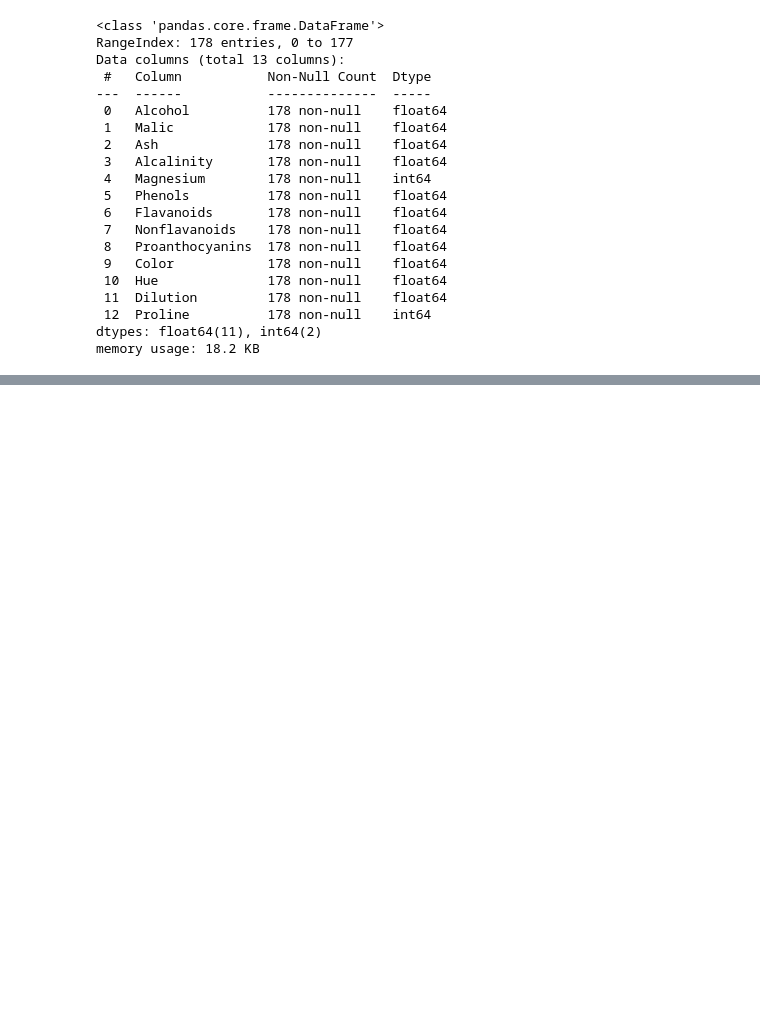
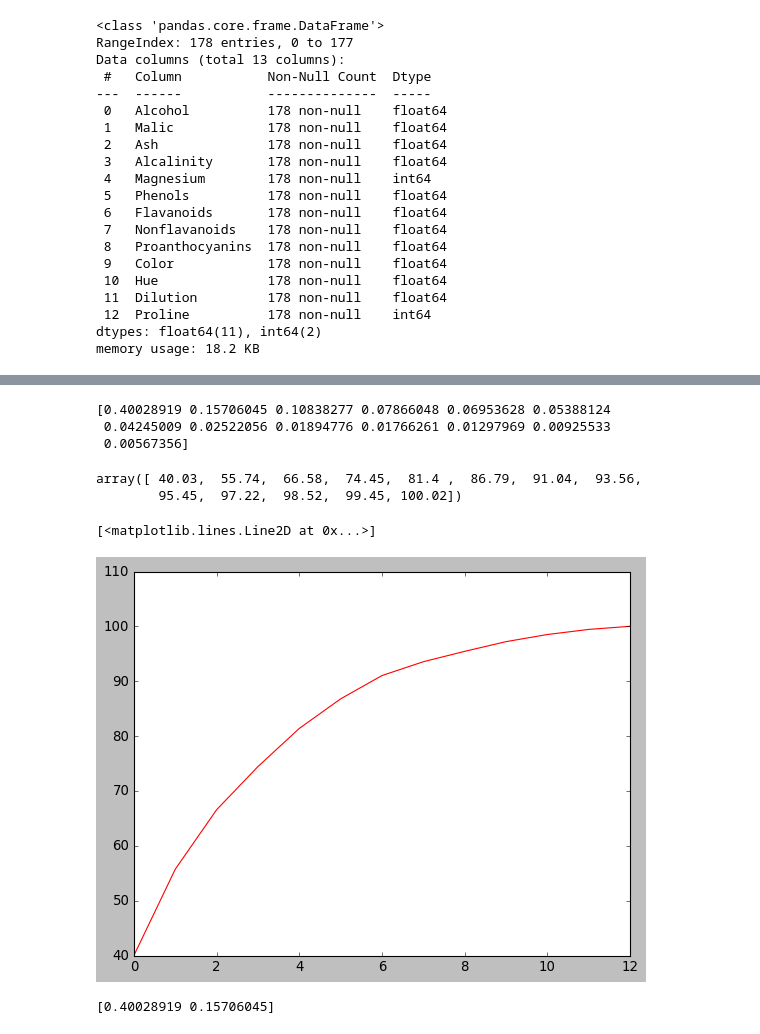
Before and after one commit to pallavibidwe/Assignment-PCA-wine-dataset, a Jupyter notebook: Assignment -PCA.ipynb, the cells around one changed output, grey strips where cells are left out. Cells and saved outputs as stored; diff of their text form; code cells hidden in the pictures; blank space fills up the shorter version.

```diff
--- a/Assignment -PCA.ipynb
+++ b/Assignment -PCA.ipynb
@@ -314,0 +251,37 @@ Name: clusters3id, dtype: int64
+# %%
+from sklearn.model_selection import train_test_split
+X_train, X_test, y_train, y_test = train_test_split(X, y, test_size=0.25)
+# %%
+from sklearn.preprocessing import StandardScaler
+X_sca = StandardScaler()
+X_train = X_sca.fit_transform(X_train)
+X_test = X_sca.transform(X_test)
+# %%
+from sklearn.decomposition import PCA
+pca = PCA(n_components=None)
+pca.fit_transform(X_train)
+explained_variance_ratio = pca.explained_variance_ratio_
+print (explained_variance_ratio)
+# %% [output]
+[0.40028919 0.15706045 0.10838277 0.07866048 0.06953628 0.05388124
+ 0.04245009 0.02522056 0.01894776 0.01766261 0.01297969 0.00925533
+ 0.00567356]
+# %%
+var1 = np.cumsum(np.round(explained_variance_ratio,decimals = 4)*100)
+var1
+# %% [output]
+array([ 40.03,  55.74,  66.58,  74.45,  81.4 ,  86.79,  91.04,  93.56,
+        95.45,  97.22,  98.52,  99.45, 100.02])
+# %%
+plt.plot(var1,color="red")
+# %% [output]
+[<matplotlib.lines.Line2D at 0x...>]
+[figure, added]
+# %%
+pca = PCA(n_components=2)
+X_train = pca.fit_transform(X_train)
+X_test = pca.transform(X_test)
+explained_variance = pca.explained_variance_ratio_
+print (explained_variance)
+# %% [output]
+[0.40028919 0.15706045]
```
Also changed, not shown: parts of 49 cells of this notebook.
